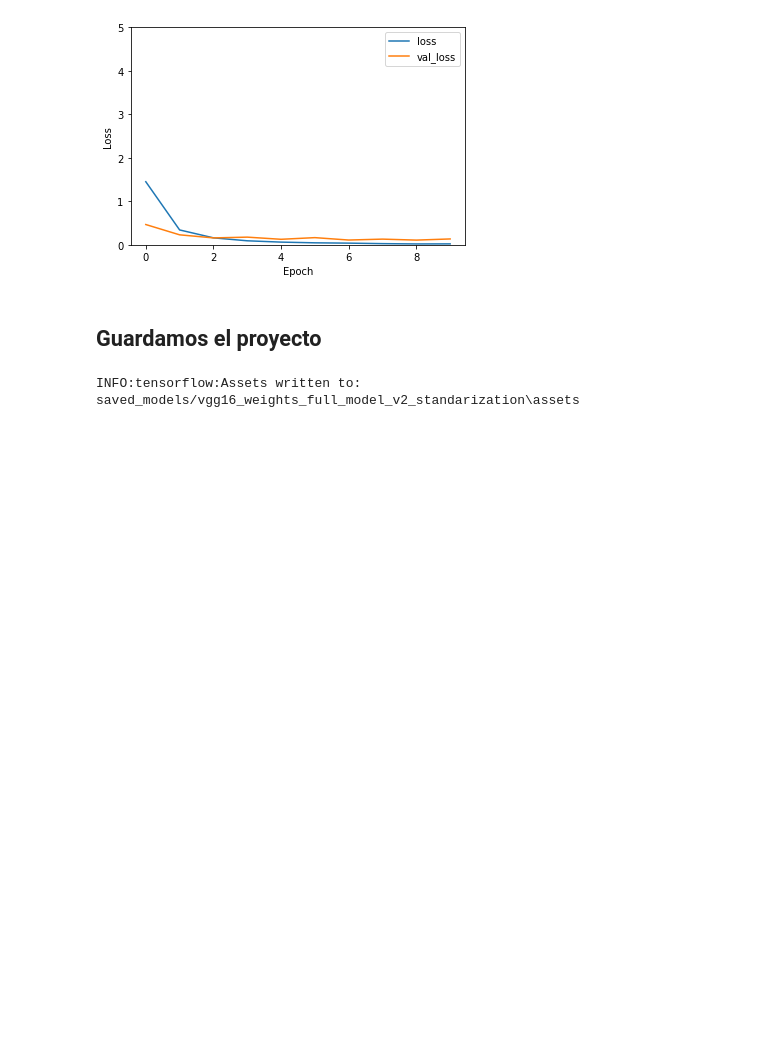
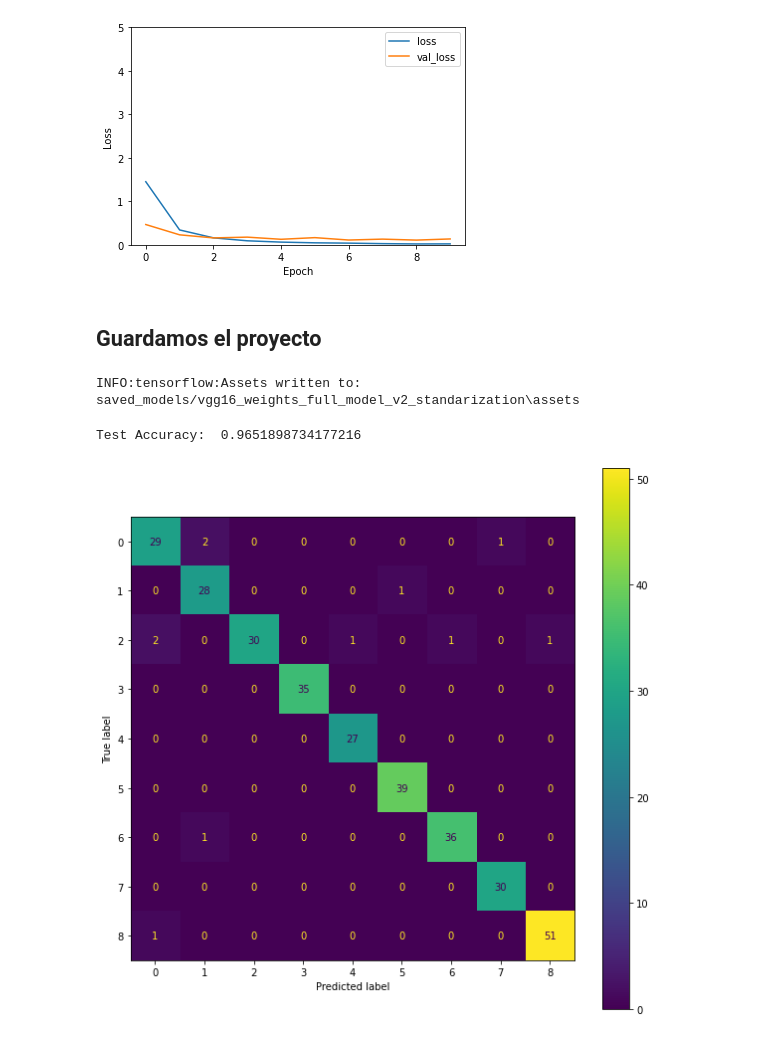
Before and after one commit to Aritz1019/Image-classification-IA, a Jupyter notebook: ia_dataset_2_vgg16.ipynb, the cells around one changed output. Cells and saved outputs as stored; diff of their text form; code cells hidden in the pictures; blank space fills up the shorter version.

Commit message:
confusion matrix added

```diff
--- a/ia_dataset_2_vgg16.ipynb
+++ b/ia_dataset_2_vgg16.ipynb
@@ -246,0 +249,20 @@ INFO:tensorflow:Assets written to: saved_models/vgg16_weights_full_model_v2_stan
+# %%
+model = tf.keras.models.load_model('C:/Users/aritz/OneDrive/Escritorio/MUUUH/3. maila/2/PBL/IA/saved_models/vgg16_weights_full_model_v2_standarization')
+# %%
+predicted_classes = np.array([])
+true_classes =  np.array([])
+
+for x, y in val_ds:
+  predicted_classes = np.concatenate([predicted_classes,
+                       np.argmax(model.predict(x), axis = -1)])
+  true_classes = np.concatenate([true_classes, np.argmax(y.numpy(), axis=-1)])
+# %%
+from sklearn.metrics import confusion_matrix, accuracy_score, ConfusionMatrixDisplay
+fig, ax = plt.subplots(figsize=(10, 10))
+cm = confusion_matrix(true_classes, predicted_classes)
+disp = ConfusionMatrixDisplay(confusion_matrix=cm)
+disp.plot(ax=ax)
+print("Test Accuracy: ", accuracy_score(true_classes, predicted_classes))
+# %% [output]
+Test Accuracy:  0.9651898734177216
+[figure, added]
```
Also changed, not shown: parts of 1 cell of this notebook.
